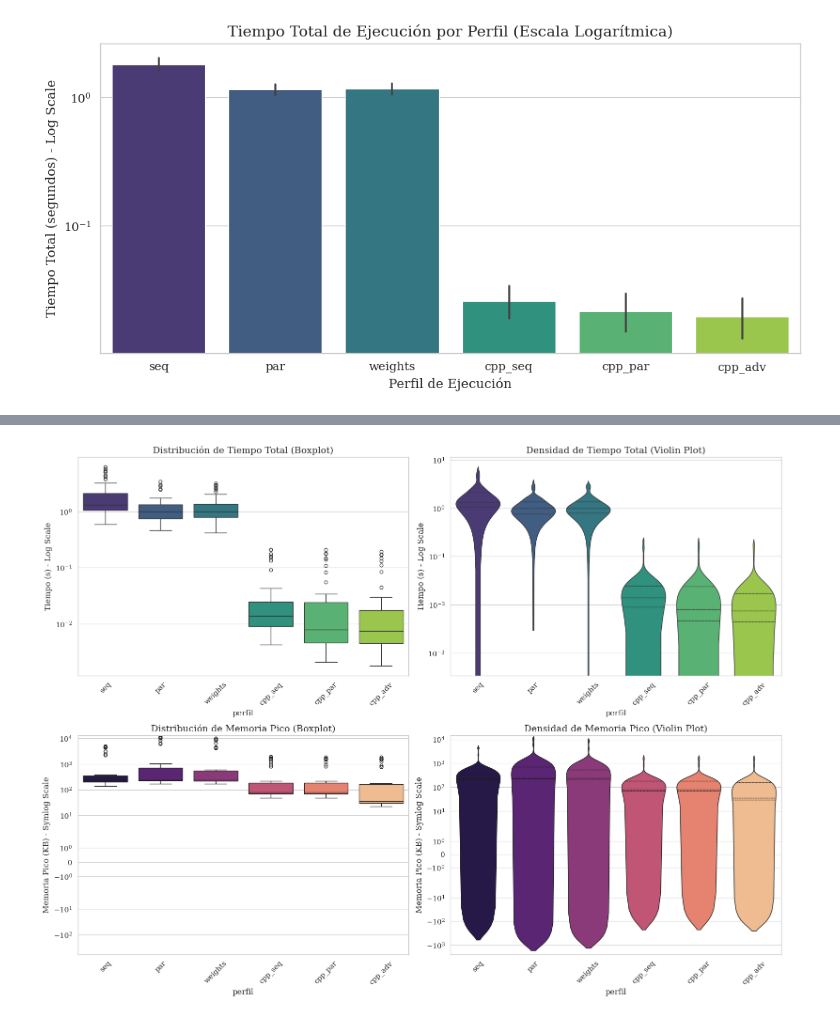
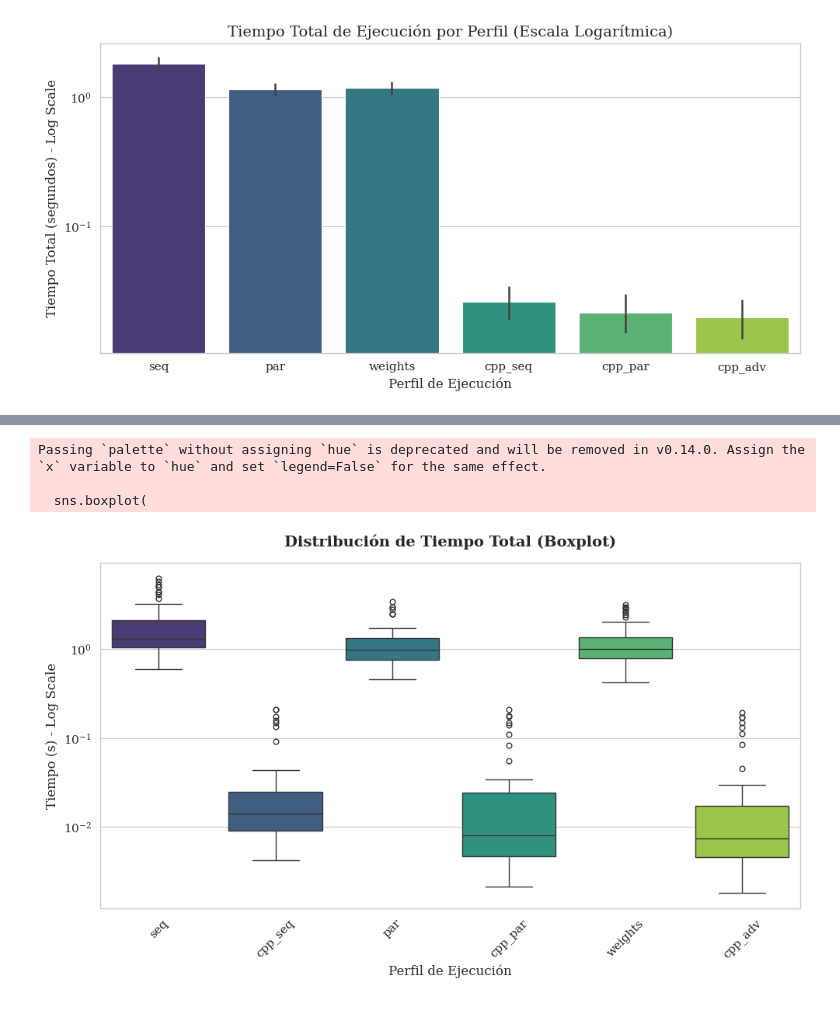
Before and after one commit to crptcusco/cbn_core, a Jupyter notebook: experiments/mix/exp_linear_100/analisis.ipynb, the cells around one changed output, grey strips where cells are left out. Saved outputs shown, nothing was run; the diff lists cells and outputs as text; code cells hidden in the pictures.

```diff
--- a/experiments/mix/exp_linear_100/analisis.ipynb
+++ b/experiments/mix/exp_linear_100/analisis.ipynb
@@ -171,41 +444,34 @@ plt.show()
 # %%
-# Celda 7: Distribución de Tiempos y Memoria (Boxplots y Violines)
+# Celda 7: Análisis de Tiempo Total (Boxplot Python vs C++)
+import matplotlib.pyplot as plt
+import seaborn as sns
 
-# Crear una figura con 2 filas (Tiempo, Memoria) y 2 columnas (Boxplot, Violin)
-fig, axes = plt.subplots(2, 2, figsize=(16, 12))
+# Garantizamos el orden visual: Python (lento) seguido de C++ (rápido)
+orden_perfiles = ['seq', 'cpp_seq', 'par', 'cpp_par', 'weights', 'cpp_adv']
 
-# --- FILA 1: ANÁLISIS DE TIEMPO (total_t) ---
-# Boxplot de Tiempo
-sns.boxplot(data=df, x='perfil', y='total_t', hue='perfil', ax=axes[0, 0], palette='viridis', legend=False)
-axes[0, 0].set_title('Distribución de Tiempo Total (Boxplot)')
-axes[0, 0].set_ylabel('Tiempo (s) - Log Scale')
-axes[0, 0].set_yscale('log')
-axes[0, 0].tick_params(axis='x', rotation=45)
+fig, ax = plt.subplots(figsize=(10, 6))
 
-# Violin Plot de Tiempo
-sns.violinplot(data=df, x='perfil', y='total_t', hue='perfil', ax=axes[0, 1], palette='viridis', legend=False, inner='quartile')
-axes[0, 1].set_title('Densidad de Tiempo Total (Violin Plot)')
-axes[0, 1].set_ylabel('Tiempo (s) - Log Scale')
-axes[0, 1].set_yscale('log')
-axes[0, 1].tick_params(axis='x', rotation=45)
+sns.boxplot(
+    data=df,
+    x='perfil',
+    y='total_t',
+    order=orden_perfiles,
+    ax=ax,
+    palette='viridis'
+)
 
-# --- FILA 2: ANÁLISIS DE MEMORIA (mem_total_kb) ---
-# Usamos 'symlog' (symmetrical log) en caso de que alguna medición de memoria registre 0.0 KB
-# Boxplot de Memoria
-sns.boxplot(data=df, x='perfil', y='mem_total_kb', hue='perfil', ax=axes[1, 0], palette='magma', legend=False)
-axes[1, 0].set_title('Distribución de Memoria Pico (Boxplot)')
-axes[1, 0].set_ylabel('Memoria Pico (KB) - Symlog Scale')
-axes[1, 0].set_yscale('symlog')
-axes[1, 0].tick_params(axis='x', rotation=45)
+ax.set_title('Distribución de Tiempo Total (Boxplot)', fontweight='bold', pad=15)
+ax.set_ylabel('Tiempo (s) - Log Scale')
+ax.set_xlabel('Perfil de Ejecución')
+ax.set_yscale('log')
+ax.tick_params(axis='x', rotation=45)
 
-# Violin Plot de Memoria
-sns.violinplot(data=df, x='perfil', y='mem_total_kb', hue='perfil', ax=axes[1, 1], palette='magma', legend=False, inner='quartile')
-axes[1, 1].set_title('Densidad de Memoria Pico (Violin Plot)')
-axes[1, 1].set_ylabel('Memoria Pico (KB) - Symlog Scale')
-axes[1, 1].set_yscale('symlog')
-axes[1, 1].tick_params(axis='x', rotation=45)
-
+# Exportación vectorial para el documento
 plt.tight_layout()
+plt.savefig("boxplot_tiempo.pdf", format='pdf', bbox_inches='tight')
 plt.show()
 # %% [output]
+Passing `palette` without assigning `hue` is deprecated and will be removed in v0.14.0. Assign the `x` variable to `hue` and set `legend=False` for the same effect.
+
+  sns.boxplot(
-[figure, old version]
+[figure, new version]
```
Also changed, not shown: parts of 13 cells of this notebook, 1 other file.
